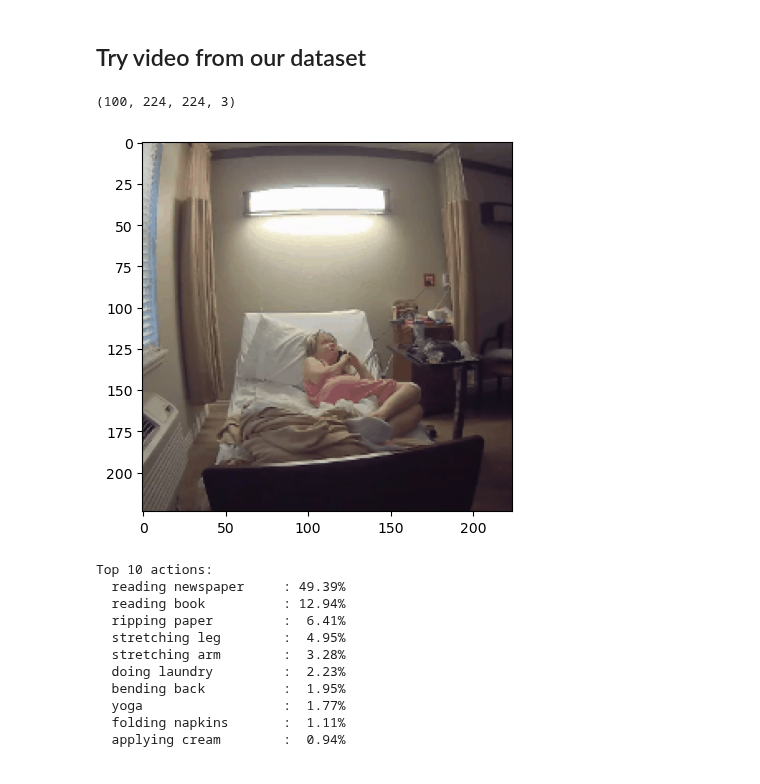
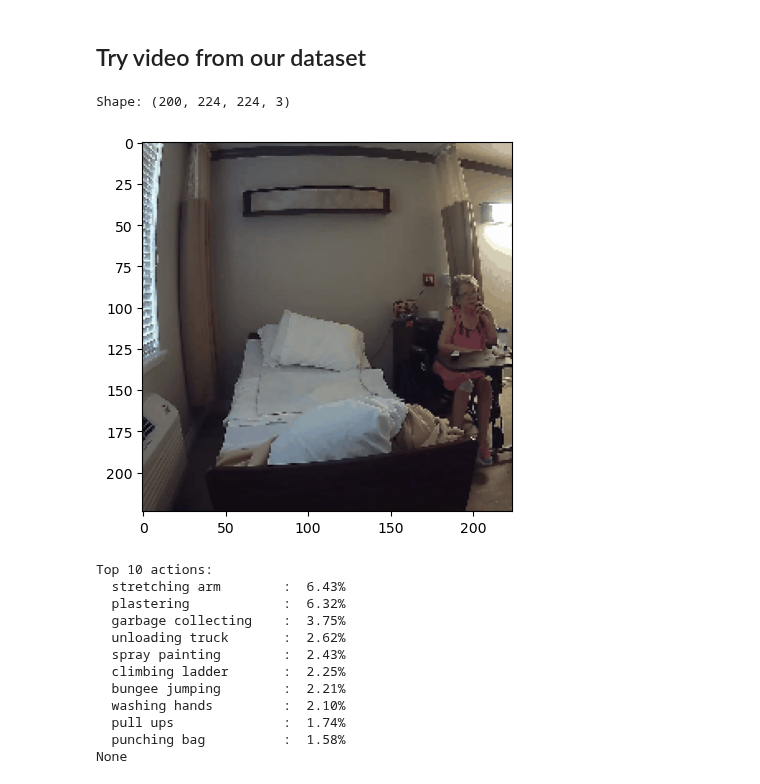
Before and after one commit to AI-For-Wearables-PAM/activity-recog, a Jupyter notebook: model_types/inflated_3d/tf2.ipynb, the cells around one changed output. Saved outputs shown, nothing was run; the diff lists cells and outputs as text; code cells hidden in the pictures.

Commit message:
Add inflated_3d test data
Signed-off-by: James Cole <40645190+jamescoledesign@users.noreply.github.com>

```diff
--- a/model_types/inflated_3d/tf2.ipynb
+++ b/model_types/inflated_3d/tf2.ipynb
@@ -197,15 +211,22 @@ i3d = hub.load("https://tfhub.dev/deepmind/i3d-kinetics-400/1").signatures['defa
 # %%
-def predict(sample_video):
+def predict(sample_video, print_pred=True):
   # Add a batch axis to the sample video.
   model_input = tf.constant(sample_video, dtype=tf.float32)[tf.newaxis, ...]
 
   logits = i3d(model_input)['default'][0]
   probabilities = tf.nn.softmax(logits)
 
+  top_probs = []
   # If using 300
-  print("Top 10 actions:")
+
   for i in np.argsort(probabilities)[::-1][:10]:
-    print(f"  {labels[i]:22}: {probabilities[i] * 100:5.2f}%")
+    top = f"{labels[i]:22}: {probabilities[i] * 100:5.2f}%"
+    top_probs.append(top)
+
+    if print_pred:
+      print(f"Top 10 actions: \n{top}")
+
+  return top_probs
 
   # If using 600
   # print("Top 5 actions:")
@@ -261,32 +300,37 @@ Top 5 actions:
 # %% [markdown]
 ## Try video from our dataset
-# %%
-label = "Talking on phone"
-video = "7394235874667711633_r5.mp4"
-video_path = f"../../downloads/r2_test/{label}/{video}"
-sample_video = load_video(video_path)[:100]
-sample_video.shape
-# %% [output]
-(100, 224, 224, 3)
 # %%
+label = "Talking on the Phone"
+video = "7393824945081732241_s_1.mp4"
+dir = f"../../downloads/fr_10s"
+video_path = f"../../downloads/fr_10s/test_fr_10s/{label}/{video}"
+
+# Load video
+sample_video = load_video(video_path)
+print("Shape:", sample_video.shape)
+
 # Show a frame from the video for reference
 gif = to_gif(sample_video)
 img = np.asarray(Image.open("./animation.gif").convert('RGB'))
 imgplot = plt.imshow(img)
+
 plt.show()
+
+pred = predict(sample_video)
+
+print(pred)
 # %% [output]
+Shape: (200, 224, 224, 3)
-[figure, old version]
+[figure, new version]
+Top 10 actions:
+  stretching arm        :  6.43%
+  plastering            :  6.32%
+  garbage collecting    :  3.75%
+  unloading truck       :  2.62%
+  spray painting        :  2.43%
+  climbing ladder       :  2.25%
+  bungee jumping        :  2.21%
+  washing hands         :  2.10%
+  pull ups              :  1.74%
+  punching bag          :  1.58%
+None
-# %%
-pred = predict(sample_video)
-# %% [output]
-Top 10 actions:
-  reading newspaper     : 49.39%
-  reading book          : 12.94%
-  ripping paper         :  6.41%
-  stretching leg        :  4.95%
-  stretching arm        :  3.28%
-  doing laundry         :  2.23%
-  bending back          :  1.95%
-  yoga                  :  1.77%
-  folding napkins       :  1.11%
-  applying cream        :  0.94%
```
Also changed, not shown: parts of 13 cells of this notebook, 3 other files.
